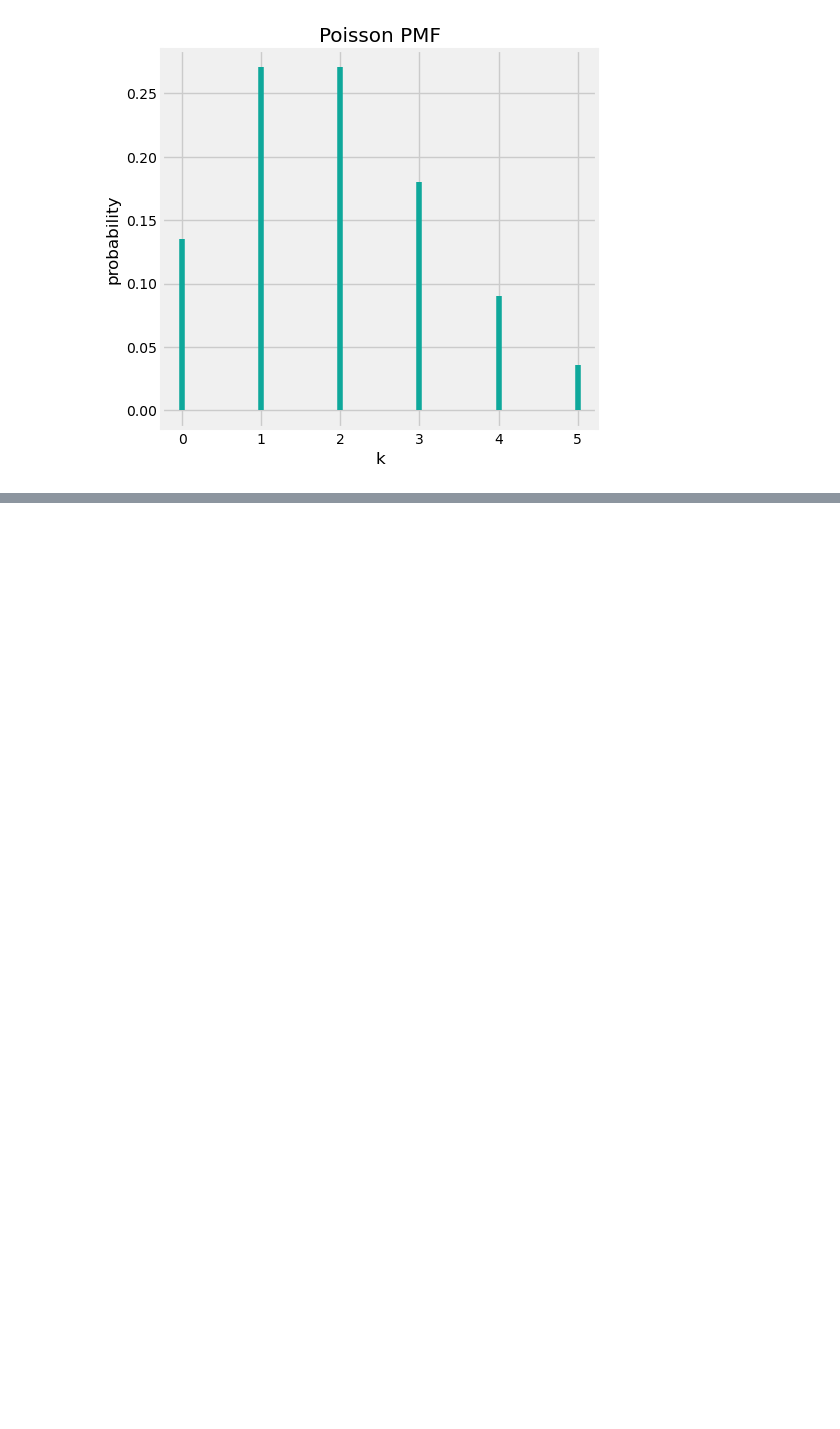
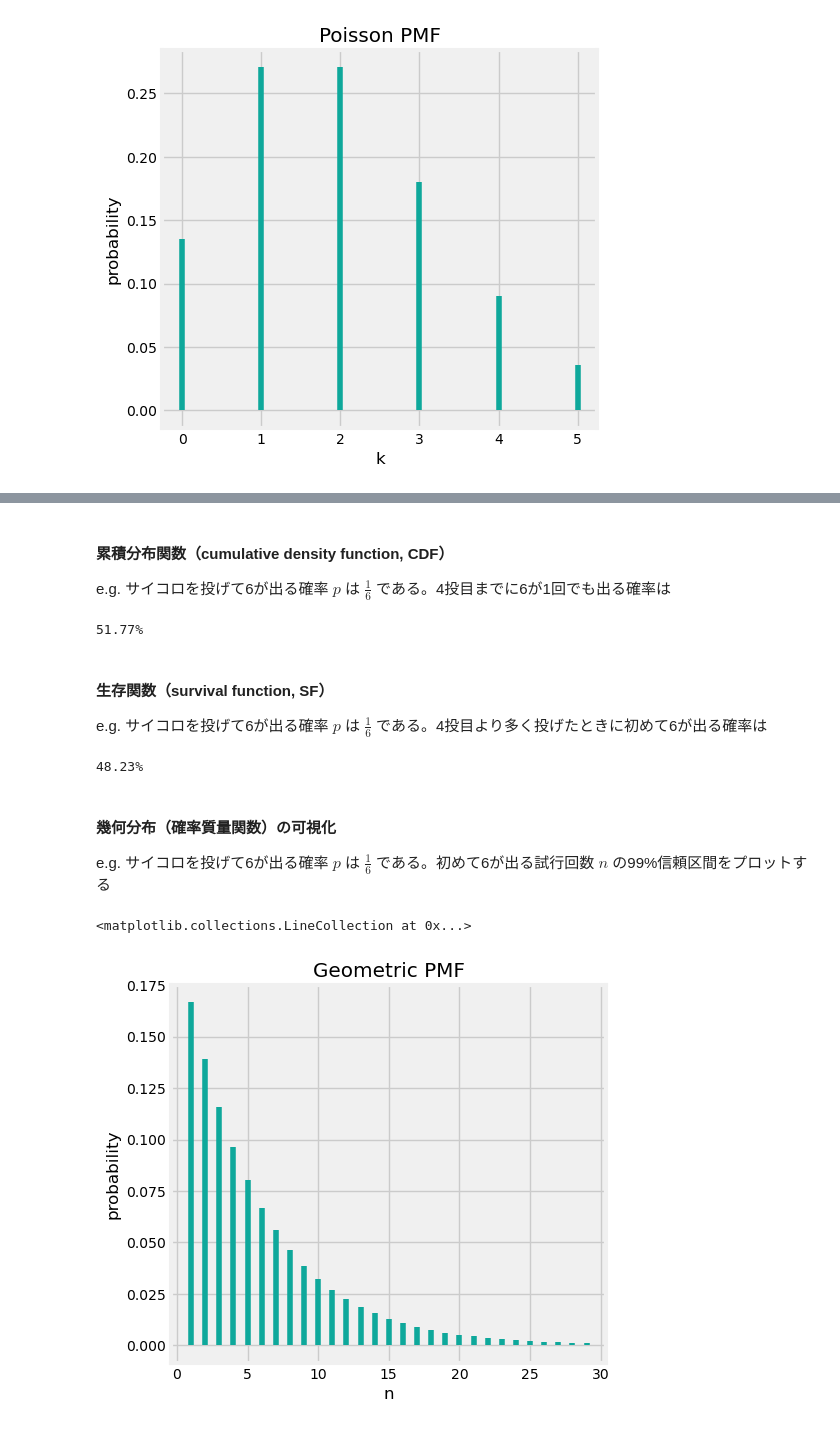
Before and after one commit to tanuhack/python, a Jupyter notebook: 3_statistics/Probability Distribution.ipynb, the cells around one changed output, grey strips where cells are left out. Drawn from its saved outputs; the diff is of its cells as text; code cells hidden in the pictures; blank space fills up the shorter version.

```diff
--- a/3_statistics/Probability Distribution.ipynb
+++ b/3_statistics/Probability Distribution.ipynb
@@ -100,0 +185,34 @@ ax.vlines(k, 0, poisson.pmf(k, mu), colors='#0EA89B')
+# %% [markdown]
+#### 累積分布関数（cumulative density function, CDF）
+
+e.g. サイコロを投げて6が出る確率 $p$ は $\frac{1}{6}$ である。4投目までに6が1回でも出る確率は
+# %%
+p = 1/6
+n = 4
+print(f'{geom.cdf(n, p):.2%}')
+# %% [output]
+51.77%
+# %% [markdown]
+#### 生存関数（survival function, SF）
+
+e.g. サイコロを投げて6が出る確率 $p$ は $\frac{1}{6}$ である。4投目より多く投げたときに初めて6が出る確率は
+# %%
+p = 1/6
+n = 4
+print(f'{geom.sf(n, p):.2%}')
+# %% [output]
+48.23%
+# %% [markdown]
+#### 幾何分布（確率質量関数）の可視化
+
+e.g. サイコロを投げて6が出る確率 $p$ は $\frac{1}{6}$ である。初めて6が出る試行回数 $n$ の99%信頼区間をプロットする
+# %%
+p = 1/6
+n = np.arange(geom.ppf(0.005, p), geom.ppf(0.995, p))
+
+fig, ax = plt.subplots(figsize=(5, 5), dpi=100)
+ax.set(title='Geometric PMF', xlabel='n', ylabel='probability')
+ax.vlines(n, 0, geom.pmf(n, p), colors='#0EA89B')
+# %% [output]
+<matplotlib.collections.LineCollection at 0x...>
+[figure, added]
```
Also changed, not shown: parts of 13 cells of this notebook.
